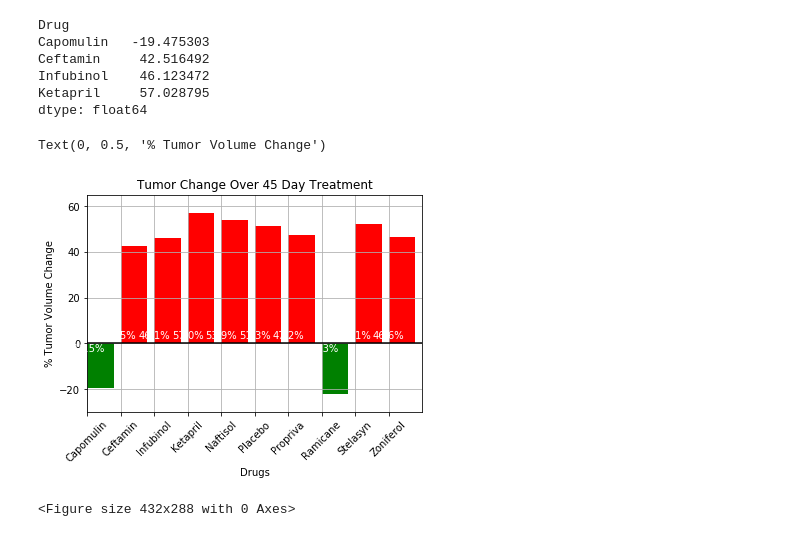
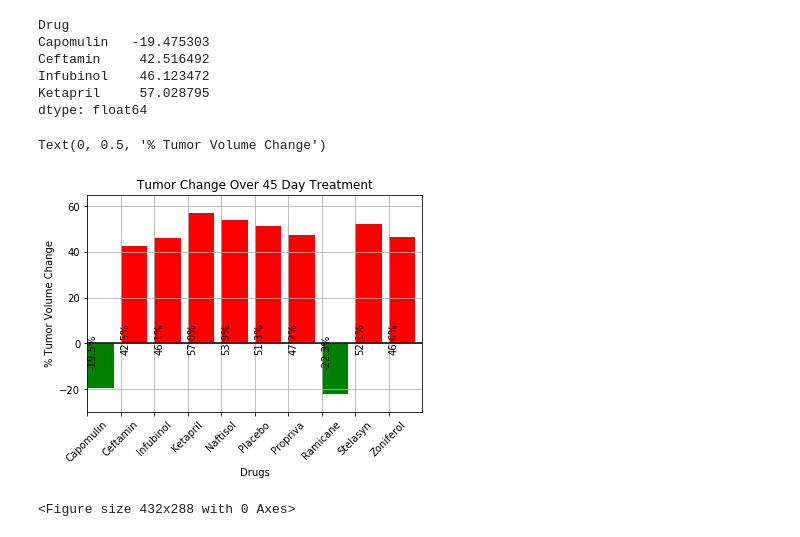
Before and after one commit to fender190/Pharmaceutical-Data-Analysis, a Jupyter notebook: Pymaceuticals/Pymaceuticals-Matplotlib Homework.ipynb, the cells around one changed output. Cells and saved outputs as stored; diff of their text form; code cells hidden in the pictures.

```diff
--- a/Pymaceuticals/Pymaceuticals-Matplotlib Homework.ipynb
+++ b/Pymaceuticals/Pymaceuticals-Matplotlib Homework.ipynb
@@ -463,34 +463,34 @@ x_axis = np.arange(len(tv_change))
 # plot the graph
 plt.bar(x_axis, tv_change, color = colors, align="edge")
 plt.axhline(y=0, color = 'black')
 plt.grid(which='major', linestyle='-')
 
 # set tick locations
 tick_locations = [value for value in x_axis]
 
 # set ticks, rotate to fit all drug names
 plt.xticks(tick_locations, tv_change.index, rotation = 45)
 
 #set limits
 plt.xlim(0, len(x_axis))
 plt.ylim(-30, 65)
 
 # set values inside bars
 count = 0
 for r in tv_change:
     if r < 0:
         y_coor = -3.5
     else:
         y_coor = 2
-    plt.text(count, y_coor, str(round(r, 1)) + '%', ha = 'center', color = 'white')
+    plt.text(count, y_coor, str(round(r, 1)) + '%', ha = 'left',va='center', rotation = 90,color = 'black')
     count += 1
 
 # place labels and titles
 plt.title("Tumor Change Over 45 Day Treatment")
 plt.xlabel("Drugs")
 plt.ylabel("% Tumor Volume Change")
 # %% [output]
 Text(0, 0.5, '% Tumor Volume Change')
-[figure, old version]
+[figure, new version]
 # %%
 # Save as PNG file
```
Also changed, not shown: parts of 5 cells of this notebook, 10 other files.
